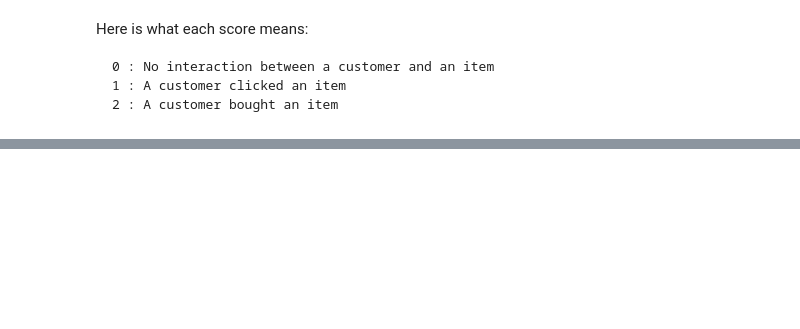
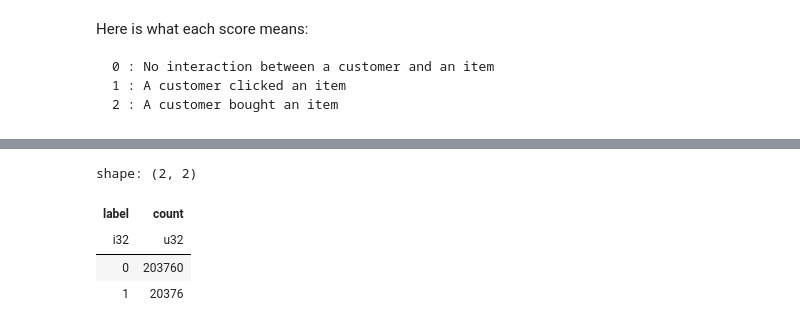
Before and after one commit to Massylovitch/personalized-recommender-project, a Jupyter notebook: notebooks/feature_pipeline.ipynb, the cells around one changed output, grey strips where cells are left out. Drawn from its saved outputs; the diff is of its cells as text; code cells hidden in the pictures; blank space fills up the shorter version.

```diff
--- a/notebooks/feature_pipeline.ipynb
+++ b/notebooks/feature_pipeline.ipynb
@@ -358,0 +386,8 @@ Online data ingestion progress: 100.00% |██████████| Rows 13
+# %%
+ranking_df.get_column("label").value_counts()
+# %% [output]
+shape: (2, 2)
+| label | count |
+| i32 | u32 |
+| 0 | 203760 |
+| 1 | 20376 |
```
Also changed, not shown: parts of 19 cells of this notebook, 3 other files.
